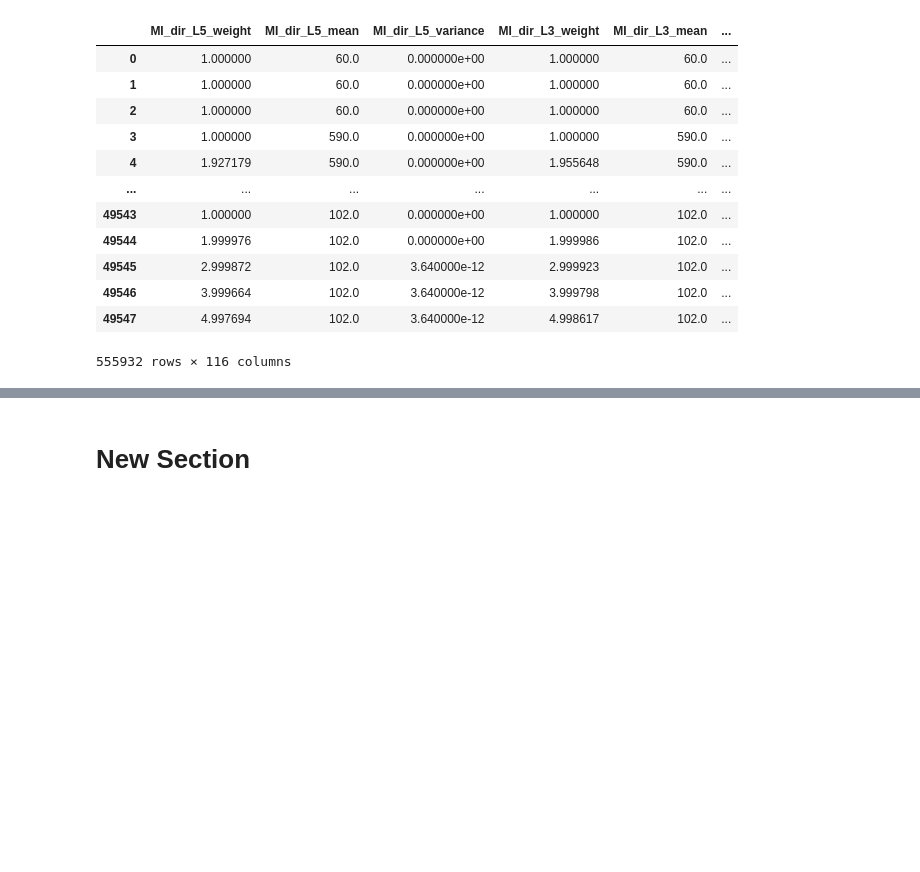
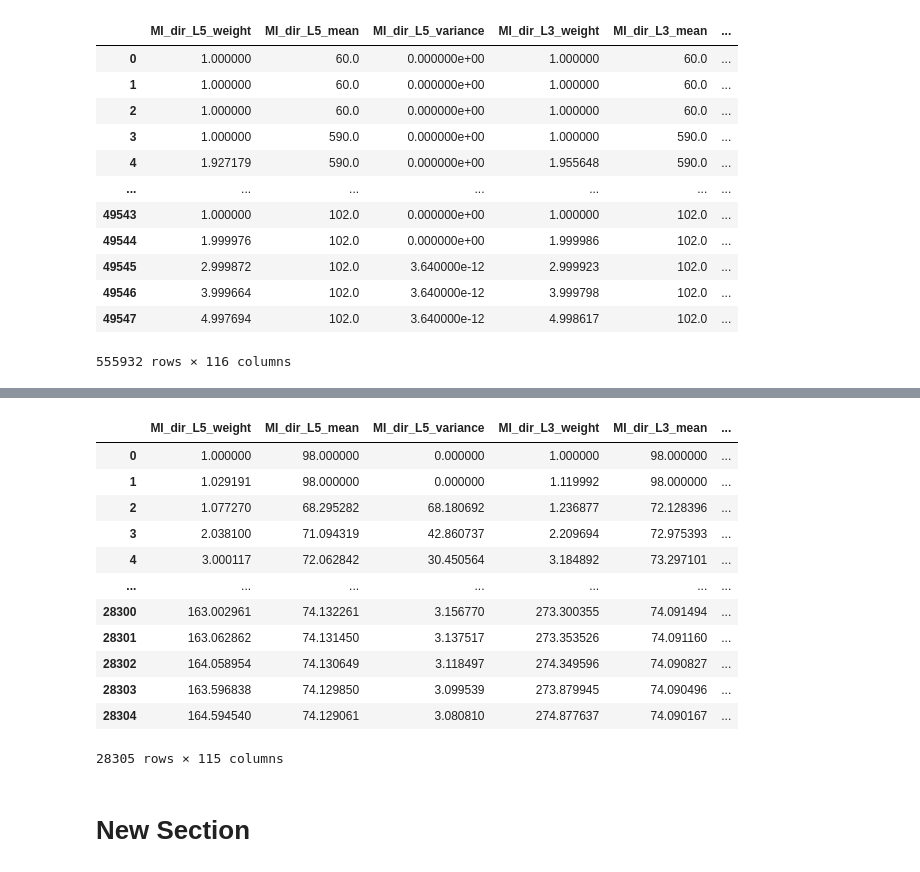
Before and after one commit to pmogrelia/CSE151A-Project, a Jupyter notebook: CSE151A_Project.ipynb, the cells around one changed output, grey strips where cells are left out. Saved outputs shown, nothing was run; the diff lists cells and outputs as text; code cells hidden in the pictures; blank space fills up the shorter version.

```diff
--- a/CSE151A_Project.ipynb
+++ b/CSE151A_Project.ipynb
@@ -50,2 +80,19 @@ benign_traffic
+# %%
+test = pd.read_csv(base_path+folders[2]+'/junk.csv')
+test
+# %% [output]
+|  | MI_dir_L5_weight | MI_dir_L5_mean | MI_dir_L5_variance | MI_dir_L3_weight | MI_dir_L3_mean | ... |
+| 0 | 1.000000 | 98.000000 | 0.000000 | 1.000000 | 98.000000 | ... |
+| 1 | 1.029191 | 98.000000 | 0.000000 | 1.119992 | 98.000000 | ... |
+| 2 | 1.077270 | 68.295282 | 68.180692 | 1.236877 | 72.128396 | ... |
+| 3 | 2.038100 | 71.094319 | 42.860737 | 2.209694 | 72.975393 | ... |
+| 4 | 3.000117 | 72.062842 | 30.450564 | 3.184892 | 73.297101 | ... |
+| ... | ... | ... | ... | ... | ... | ... |
+| 28300 | 163.002961 | 74.132261 | 3.156770 | 273.300355 | 74.091494 | ... |
+| 28301 | 163.062862 | 74.131450 | 3.137517 | 273.353526 | 74.091160 | ... |
+| 28302 | 164.058954 | 74.130649 | 3.118497 | 274.349596 | 74.090827 | ... |
+| 28303 | 163.596838 | 74.129850 | 3.099539 | 273.879945 | 74.090496 | ... |
+| 28304 | 164.594540 | 74.129061 | 3.080810 | 274.877637 | 74.090167 | ... |
+28305 rows × 115 columns
 # %% [markdown]
 # New Section
```
Also changed, not shown: parts of 2 cells of this notebook.
